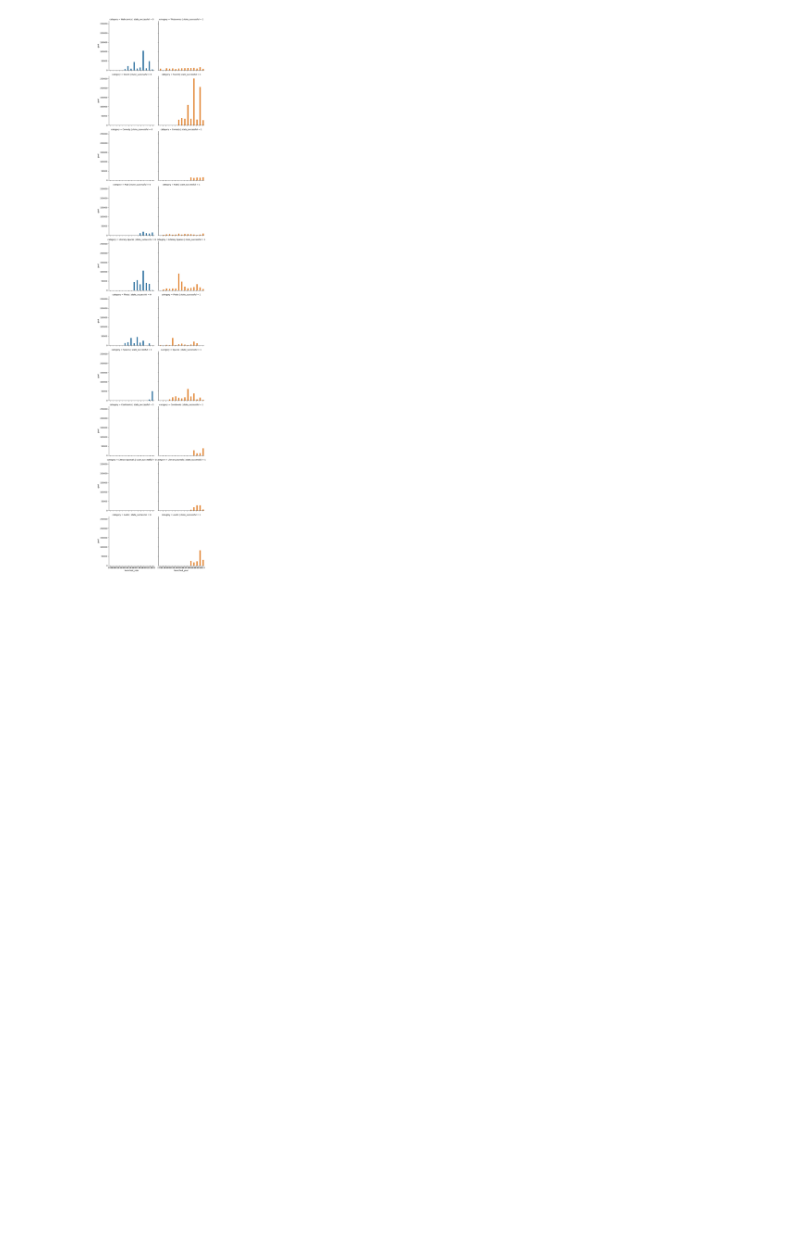
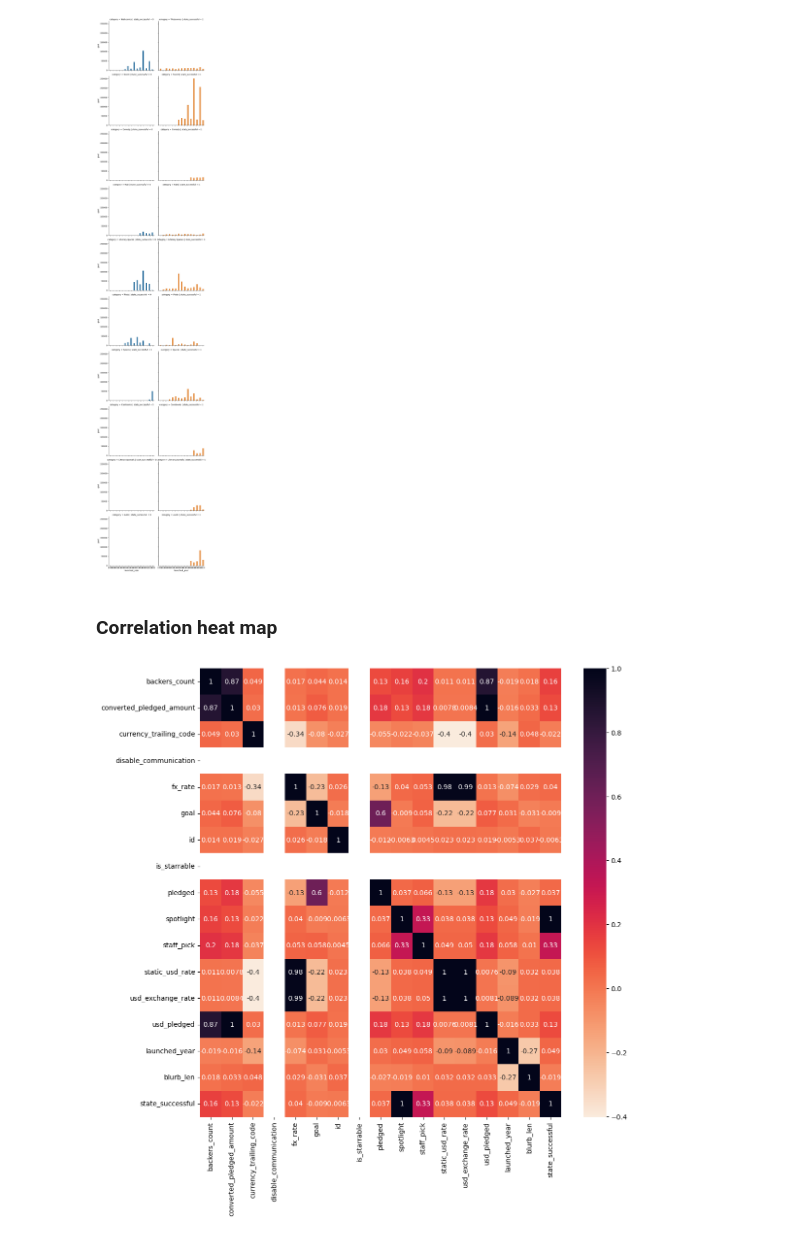
Before and after one commit to franzgerbig/Crowdfunding, a Jupyter notebook: notebooks/HB_FG.ipynb, the cells around one changed output. Saved outputs shown, nothing was run; the diff lists cells and outputs as text; code cells hidden in the pictures; blank space fills up the shorter version.

Commit message:
Heat map added
- heat map of correlations added
- minor corrections/additions in markdown
- preprocessing steps to do added

```diff
--- a/notebooks/HB_FG.ipynb
+++ b/notebooks/HB_FG.ipynb
@@ -422,8 +431,8 @@ Since, it's just the project summary (not the description possibly containing a
 # %%
 import statsmodels.api
 # df_2["state_successful"]=df_2["state"].replace(["successful","failed"],["1","0"]).astype(int)
-pd.get_dummies(df_2,columns=["state"],drop_first=True)
-print(pd.crosstab(df_2.state,df_2.state_successful))
+df_2=pd.get_dummies(df_2,columns=["state"],drop_first=True)
+print(pd.crosstab(df.state,df_2.state_successful))
 # df_2.head()
 result=statsmodels.formula.api.ols("state_successful ~ blurb_len",data=df_2).fit()
 table=statsmodels.api.stats.anova_lm(result)
@@ -538,3 +547,11 @@ sns.catplot(x="launched_year",y="goal",hue="state_successful",row="category",\
             row_order=order,col="state_successful",kind="bar",errorbar=('ci',False),height=4,data=df_2);
 # %% [output]
 [figure]
+# %% [markdown]
+### Correlation heat map
+# %%
+corrs=df_2.corr(numeric_only=True) # don't forget the () !!
+fig,ax=plt.subplots(figsize=(12,12))
+sns.heatmap(corrs,ax=ax,cmap="rocket_r",annot=True); # annotate=True for (correlation) values on heatmap
+# %% [output]
+[figure, added]
```
Also changed, not shown: parts of 11 cells of this notebook.
